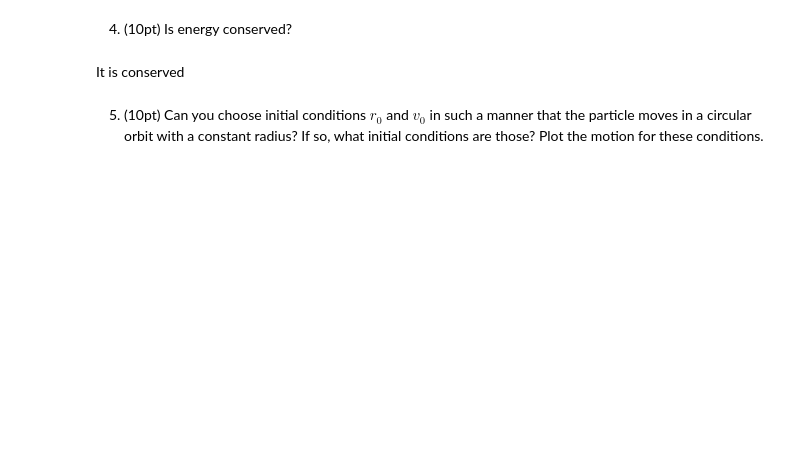
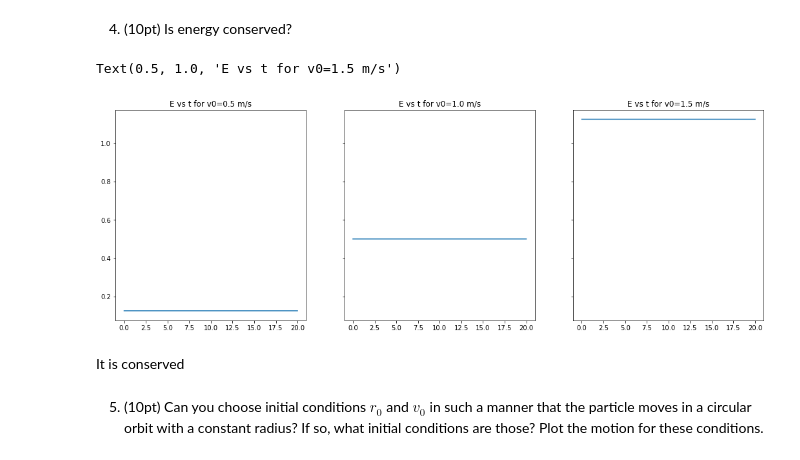
Before and after one commit to hadi41/PHY_321_Midterm_1, a Jupyter notebook: Main_file.ipynb, the cells around one changed output. Drawn from its saved outputs; the diff is of its cells as text; code cells hidden in the pictures; blank space fills up the shorter version.

```diff
--- a/Main_file.ipynb
+++ b/Main_file.ipynb
@@ -320,5 +447,44 @@ $$
 # %% [markdown]
 4. (10pt) Is energy conserved?
+# %%
+m = 1
+V0 = 1
+d = 0.1
+
+t = np.arange(0,20,0.001)
+r1, v1 = velocity_verlet(a,[0.1,0],[0,0.5],t,[1,1,0.1])
+r2, v2 = velocity_verlet(a,[0.1,0],[0,1],t,[1,1,0.1])
+r3, v3 = velocity_verlet(a,[0.1,0],[0,1.5],t,[1,1,0.1])
+
+def absarray(r):
+    l, w = np.shape(r)
+    rnew = np.zeros(l)
+    for i in range(0,l):
+        rnew[i] = np.linalg.norm(r[i,:])
+    return rnew
+
+r1abs = absarray(r1)
+r2abs = absarray(r2)
+r3abs = absarray(r3)
+
+v1abs = absarray(v1)
+v2abs = absarray(v2)
+v3abs = absarray(v3)
+
+E1 = 1/2 * m * v1abs**2 + V0/d**4*(r1abs**4 - 2 * r1abs**2 * d**2 + d**4)
+E2 = 1/2 * m * v2abs**2 + V0/d**4*(r2abs**4 - 2 * r2abs**2 * d**2 + d**4)
+E3 = 1/2 * m * v3abs**2 + V0/d**4*(r3abs**4 - 2 * r3abs**2 * d**2 + d**4)
+
+fig, ax = plt.subplots(1,3,figsize = (18,6),sharey = True)
+ax[0].plot(t,E1)
+ax[0].set_title('E vs t for v0=0.5 m/s')
+ax[1].plot(t,E2)
+ax[1].set_title('E vs t for v0=1.0 m/s')
+ax[2].plot(t,E3)
+ax[2].set_title('E vs t for v0=1.5 m/s')
+# %% [output]
+Text(0.5, 1.0, 'E vs t for v0=1.5 m/s')
+[figure, added]
 # %% [markdown]
 It is conserved
 # %% [markdown]
```
Also changed, not shown: parts of 22 cells of this notebook.
